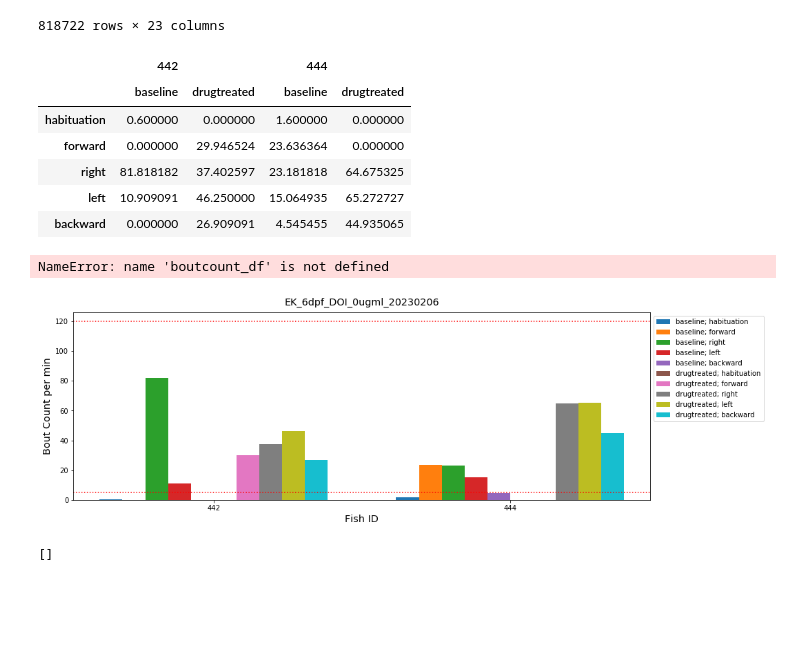
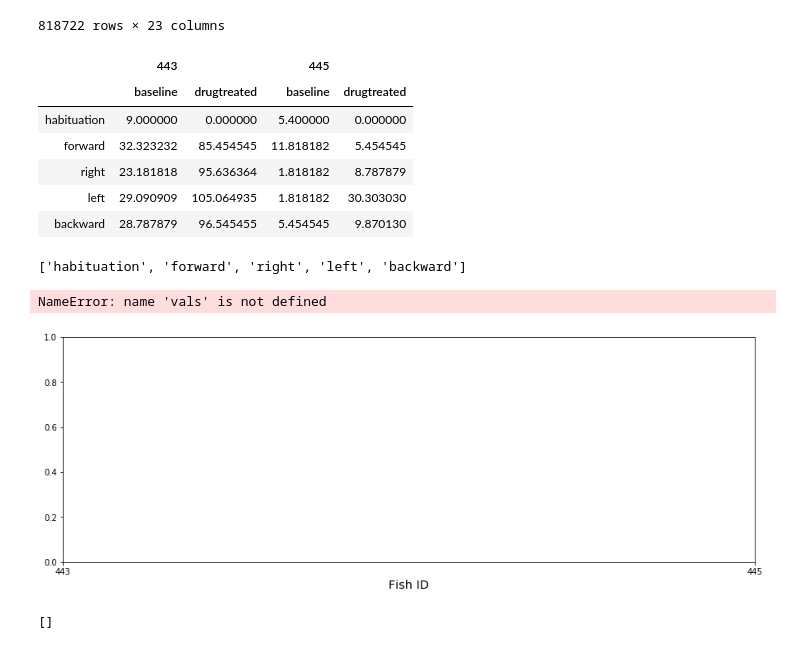
Before and after one commit to minel-arinel/DOI_behaviorAnalysis, a Jupyter notebook: DOI_analysis-aloye.ipynb, the cells around one changed output. Cells and saved outputs as stored; diff of their text form; code cells hidden in the pictures; blank space fills up the shorter version.

```diff
--- a/DOI_analysis-aloye.ipynb
+++ b/DOI_analysis-aloye.ipynb
@@ -8,8 +5,8 @@ no pandastim available
 # %%
 pd.set_option('display.max_columns', None)
 # %%
-# data_folder = r"D:\behavior\data" # For lab computer
-data_folder = "/Volumes/NAUMANN LAB/behavior/data" # For personal Macbook
+data_folder = r"D:\behavior\data" # For lab computer
+# data_folder = "/Volumes/NAUMANN LAB/behavior/data" # For personal Macbook
 exp_folder = "EK_6dpf_DOI_50ugml_20230206"
 # %% [markdown]
 ## For new experiments
@@ -117,13 +112,13 @@ df
 boutcount_df = measurepertime(boutdf, measure='boutcount', time='min')
 boutcount_df
 # %% [output]
-|  | 442 |  | 444 |  |
+|  | 443 |  | 445 |  |
 |  | baseline | drugtreated | baseline | drugtreated |
-| habituation | 0.600000 | 0.000000 | 1.600000 | 0.000000 |
-| forward | 0.000000 | 29.946524 | 23.636364 | 0.000000 |
-| right | 81.818182 | 37.402597 | 23.181818 | 64.675325 |
-| left | 10.909091 | 46.250000 | 15.064935 | 65.272727 |
-| backward | 0.000000 | 26.909091 | 4.545455 | 44.935065 |
+| habituation | 9.000000 | 0.000000 | 5.400000 | 0.000000 |
+| forward | 32.323232 | 85.454545 | 11.818182 | 5.454545 |
+| right | 23.181818 | 95.636364 | 1.818182 | 8.787879 |
+| left | 29.090909 | 105.064935 | 1.818182 | 30.303030 |
+| backward | 28.787879 | 96.545455 | 5.454545 | 9.870130 |
 # %%
 # for x in boutcount_df[442]['baseline'].values:
 #     print(x)
@@ -132,22 +127,24 @@ data_top = boutcount_df.head()
 lst = list(data_top.index)
 print(lst)
 # %% [output]
-NameError: name 'boutcount_df' is not defined
+['habituation', 'forward', 'right', 'left', 'backward']
 # %%
-good_fish = barplot_perfish(parent_folder, boutcount_df, level=lvl)
+good_fish = barplot_perfish(parent_folder, boutcount_df, level=lvl)[0]
+inactive_fish = barplot_perfish(parent_folder, boutcount_df, level=lvl)[1]
 if len(good_fish) > 0:
     if age not in selected_dict[conc].keys():
         selected_dict[conc][age] = []
     try:
         if np.isnan(selected_dict[conc][age]):
             selected_dict[conc][age] = []
 
     except ValueError:
         pass
     [selected_dict[conc][age].append(fish) for fish in good_fish if fish not in selected_dict[conc][age]]
     pd.DataFrame(selected_dict).to_hdf(os.path.join(data_folder, 'selected_fish.h5'), key='selected_fish', mode='w')
 # %% [output]
+NameError: name 'vals' is not defined
-[figure, old version]
+[figure, new version]
 # %%
 good_fish
 # %% [output]
```
Also changed, not shown: parts of 2 cells of this notebook, 1 other file.
